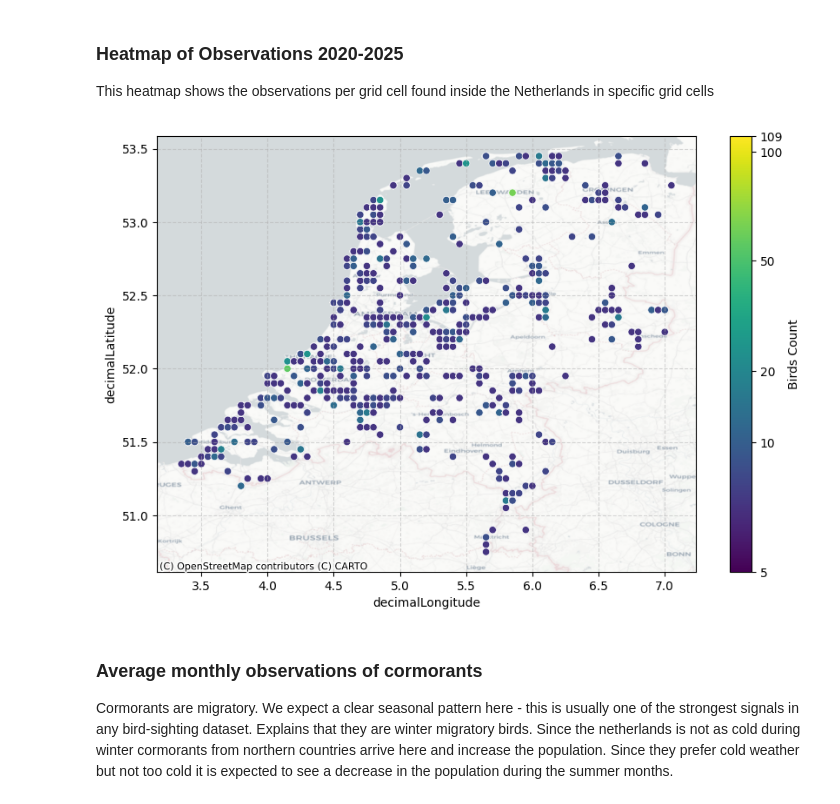
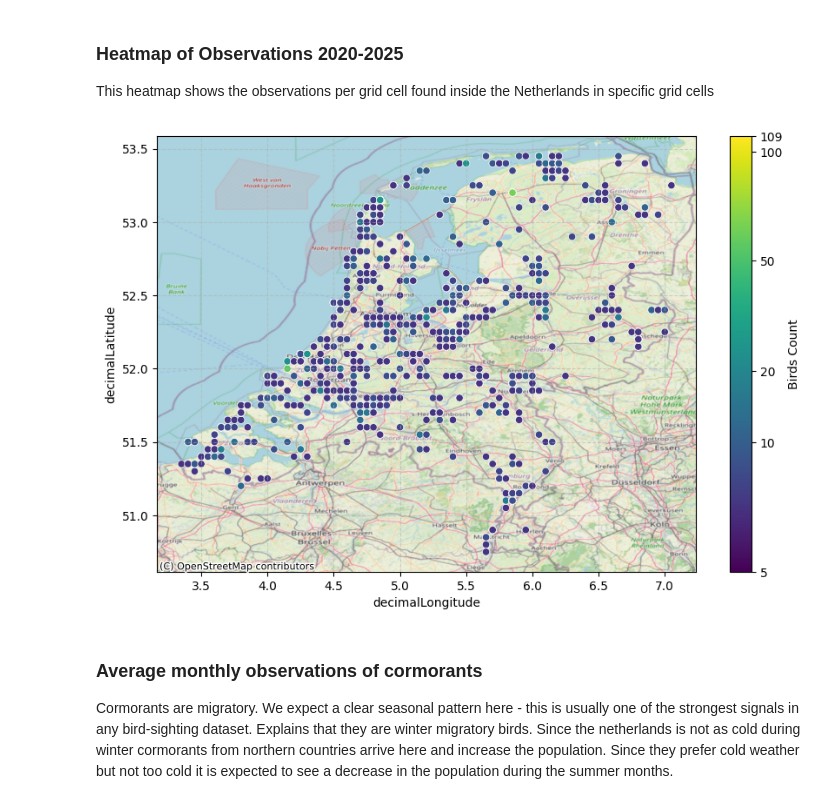
Before and after one commit to kebabzter/the-greatest-cormorant, a Jupyter notebook: notebook-final.ipynb, the cells around one changed output. Saved outputs shown, nothing was run; the diff lists cells and outputs as text; code cells hidden in the pictures.

```diff
--- a/notebook-final.ipynb
+++ b/notebook-final.ipynb
@@ -326,24 +336,24 @@ This heatmap shows the observations per grid cell found inside the Netherlands i
 # %%
 dfX = df[(df['Phalacrocorax carbo'] > 5) & (df['year'] >= 2020) & (df['year'] <= 2025) ]
 my_norm = colors.PowerNorm(gamma=0.4, vmin=5, vmax=109)
 
 plt.figure(figsize=(10, 6.5))
 # 1. Plot (notice legend=False)
 ax = sns.scatterplot(
     data=dfX, x='decimalLongitude', y='decimalLatitude',
     hue='Phalacrocorax carbo', hue_norm=my_norm, palette='viridis', legend=False
 )
 
-cx.add_basemap(ax, crs="EPSG:4326", source=cx.providers.CartoDB.Positron)
+cx.add_basemap(ax, crs="EPSG:4326", source=cx.providers.OpenStreetMap.Mapnik)
 # 2. Add a colorbar and force your exact numbers onto it
 sm = plt.cm.ScalarMappable(cmap='viridis', norm=my_norm)
 cbar = plt.colorbar(sm, ax=ax, label='Birds Count')
 cbar.set_ticks([5, 10, 20, 50, 100, 109])
 
 plt.grid(True, linestyle='--', alpha=0.5)
 plt.show()
 # %% [output]
-[figure, old version]
+[figure, new version]
 # %% [markdown]
 ### Average monthly observations of cormorants
 Cormorants are migratory. We expect a clear seasonal pattern here - this is usually one of the strongest signals in any bird-sighting dataset.
```
Also changed, not shown: parts of 24 cells of this notebook.
